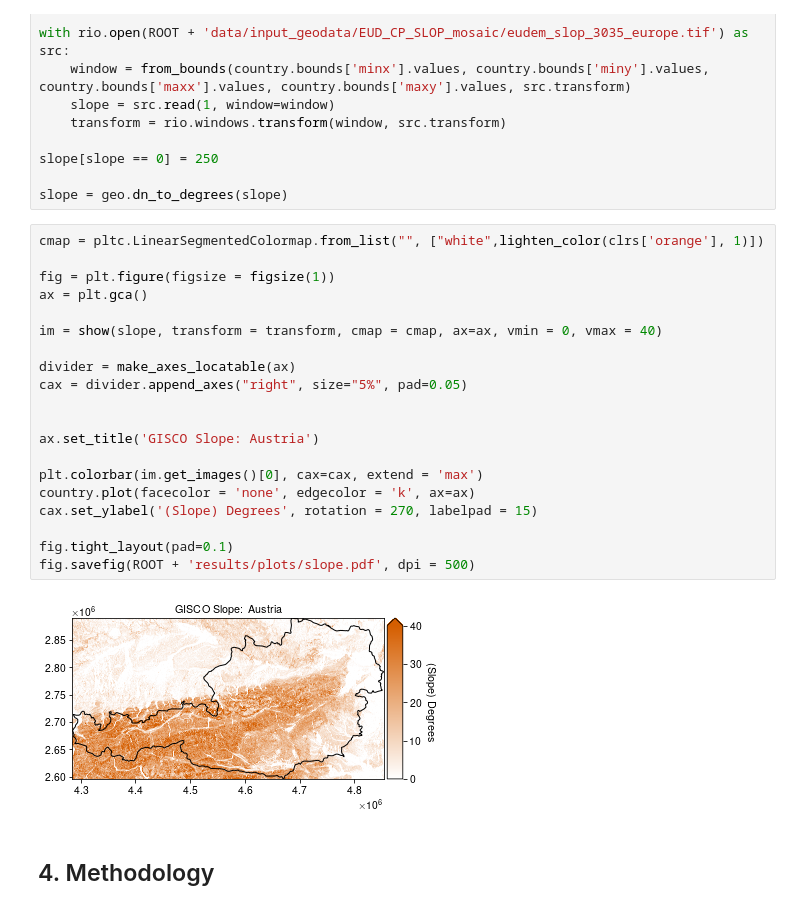
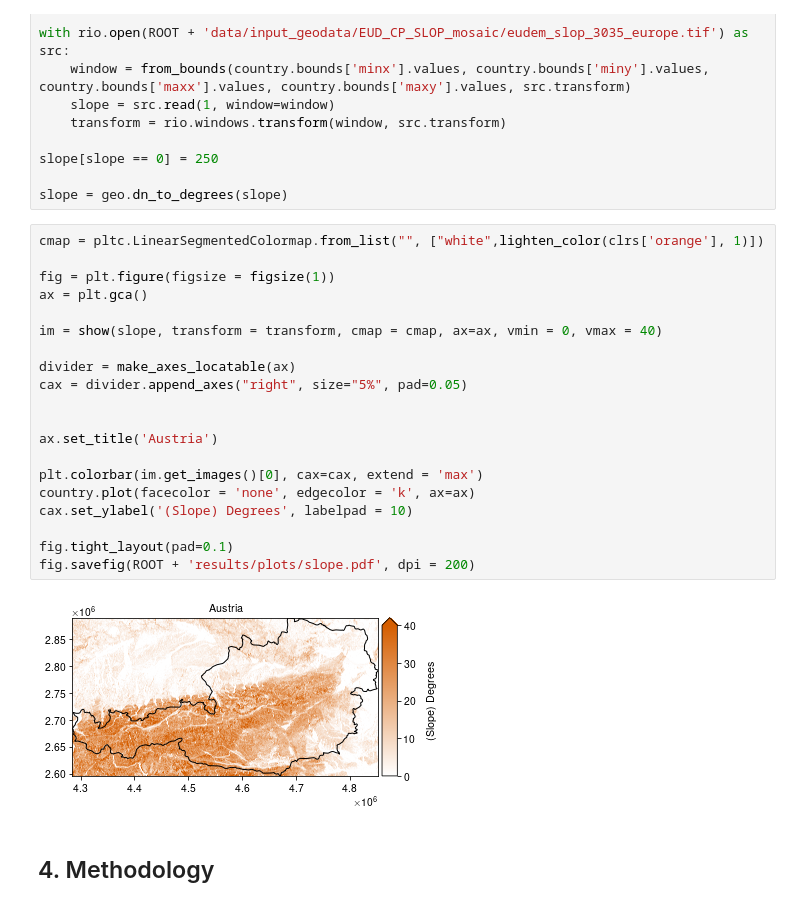
Before and after one commit to calvintr/windgenpotential, a Jupyter notebook: analysis.ipynb, the cells around one changed output. Drawn from its saved outputs; the diff is of its cells as text.

```diff
--- a/analysis.ipynb
+++ b/analysis.ipynb
@@ -324,25 +324,25 @@ slope = geo.dn_to_degrees(slope)
 # %%
 cmap = pltc.LinearSegmentedColormap.from_list("", ["white",lighten_color(clrs['orange'], 1)])
 
 fig = plt.figure(figsize = figsize(1))
 ax = plt.gca()
 
 im = show(slope, transform = transform, cmap = cmap, ax=ax, vmin = 0, vmax = 40)
 
 divider = make_axes_locatable(ax)
 cax = divider.append_axes("right", size="5%", pad=0.05)
 
 
-ax.set_title('GISCO Slope: Austria')
+ax.set_title('Austria')
 
 plt.colorbar(im.get_images()[0], cax=cax, extend = 'max')
 country.plot(facecolor = 'none', edgecolor = 'k', ax=ax)
-cax.set_ylabel('(Slope) Degrees', rotation = 270, labelpad = 15)
+cax.set_ylabel('(Slope) Degrees', labelpad = 10)
 
 fig.tight_layout(pad=0.1)
-fig.savefig(ROOT + 'results/plots/slope.pdf', dpi = 500)
+fig.savefig(ROOT + 'results/plots/slope.pdf', dpi = 200)
 # %% [output]
-[figure, old version]
+[figure, new version]
 # %% [markdown]
 ## 4. Methodology
 # %% [markdown]
```
Also changed, not shown: parts of 1 cell of this notebook, 3 other files.
